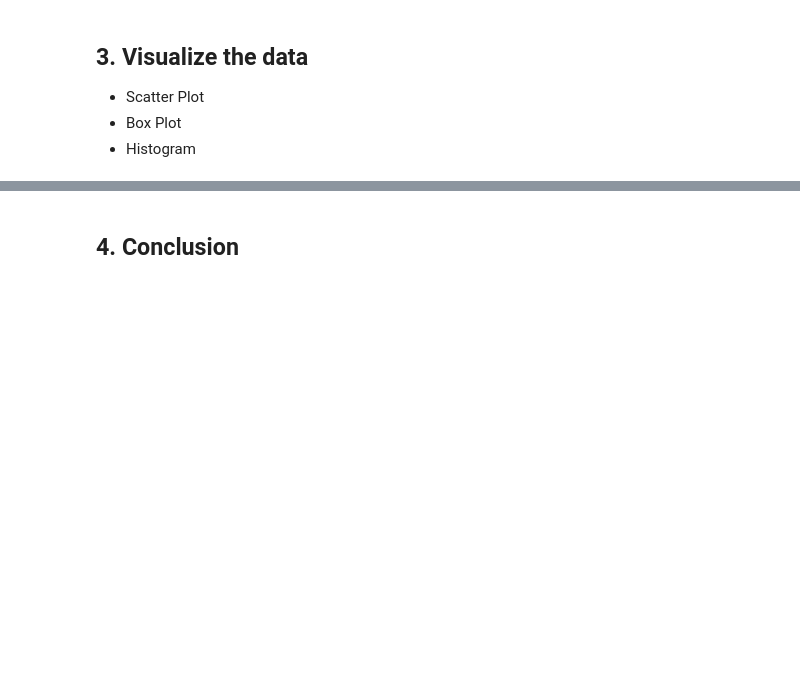
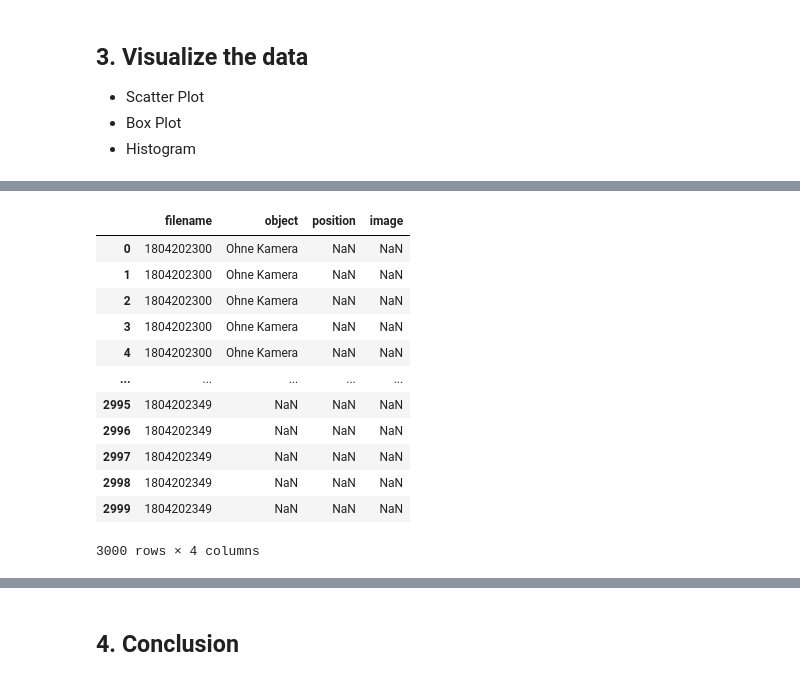
Before and after one commit to yhfrds/data-science-and-machine-learning-1, a Jupyter notebook: Lab 1/DS_ML_I_P1b.ipynb, the cells around one changed output, grey strips where cells are left out. Cells and saved outputs as stored; diff of their text form; code cells hidden in the pictures; blank space fills up the shorter version.

```diff
--- a/Lab 1/DS_ML_I_P1b.ipynb
+++ b/Lab 1/DS_ML_I_P1b.ipynb
@@ -162,0 +191,18 @@ df_missing
+# %%
+object_details_df = df.loc[:,~df.columns.get_level_values(0).str.startswith('ANT')]
+object_details_df.columns = object_details_df.columns.droplevel(level=1)
+object_details_df
+# %% [output]
+|  | filename | object | position | image |
+| 0 | 1804202300 | Ohne Kamera | NaN | NaN |
+| 1 | 1804202300 | Ohne Kamera | NaN | NaN |
+| 2 | 1804202300 | Ohne Kamera | NaN | NaN |
+| 3 | 1804202300 | Ohne Kamera | NaN | NaN |
+| 4 | 1804202300 | Ohne Kamera | NaN | NaN |
+| ... | ... | ... | ... | ... |
+| 2995 | 1804202349 | NaN | NaN | NaN |
+| 2996 | 1804202349 | NaN | NaN | NaN |
+| 2997 | 1804202349 | NaN | NaN | NaN |
+| 2998 | 1804202349 | NaN | NaN | NaN |
+| 2999 | 1804202349 | NaN | NaN | NaN |
+3000 rows × 4 columns
```
Also changed, not shown: parts of 32 cells of this notebook, 2 other files.
